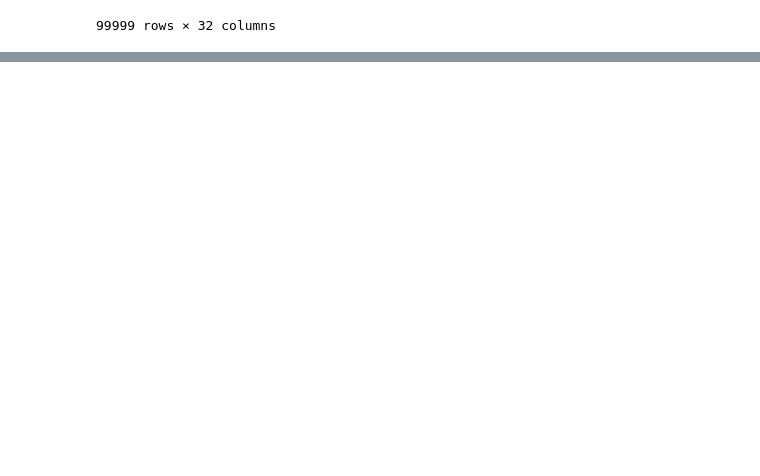
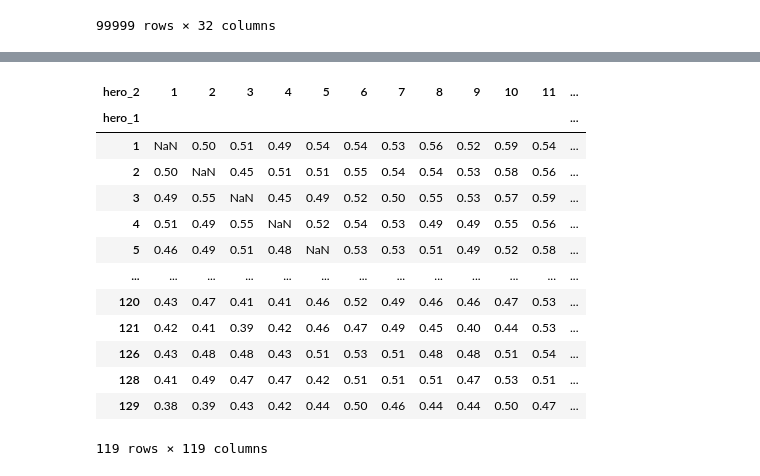
Before and after one commit to MikkiSeidenschnur/data_ber_dota2_winpredictor, a Jupyter notebook: notebooks/winrate_calculator.ipynb, the cells around one changed output, grey strips where cells are left out. Cells and saved outputs as stored; diff of their text form; code cells hidden in the pictures; blank space fills up the shorter version.

```diff
--- a/notebooks/winrate_calculator.ipynb
+++ b/notebooks/winrate_calculator.ipynb
@@ -290,0 +307,17 @@ test_pred_3000_4000_table.to_pickle("../data/test_pred_3000_4000_table.pkl")
+# %%
+counter_pivot_2000_3000
+# %% [output]
+| hero_2 | 1 | 2 | 3 | 4 | 5 | 6 | 7 | 8 | 9 | 10 | 11 | ... |
+| hero_1 |  |  |  |  |  |  |  |  |  |  |  | ... |
+| 1 | NaN | 0.50 | 0.51 | 0.49 | 0.54 | 0.54 | 0.53 | 0.56 | 0.52 | 0.59 | 0.54 | ... |
+| 2 | 0.50 | NaN | 0.45 | 0.51 | 0.51 | 0.55 | 0.54 | 0.54 | 0.53 | 0.58 | 0.56 | ... |
+| 3 | 0.49 | 0.55 | NaN | 0.45 | 0.49 | 0.52 | 0.50 | 0.55 | 0.53 | 0.57 | 0.59 | ... |
+| 4 | 0.51 | 0.49 | 0.55 | NaN | 0.52 | 0.54 | 0.53 | 0.49 | 0.49 | 0.55 | 0.56 | ... |
+| 5 | 0.46 | 0.49 | 0.51 | 0.48 | NaN | 0.53 | 0.53 | 0.51 | 0.49 | 0.52 | 0.58 | ... |
+| ... | ... | ... | ... | ... | ... | ... | ... | ... | ... | ... | ... | ... |
+| 120 | 0.43 | 0.47 | 0.41 | 0.41 | 0.46 | 0.52 | 0.49 | 0.46 | 0.46 | 0.47 | 0.53 | ... |
+| 121 | 0.42 | 0.41 | 0.39 | 0.42 | 0.46 | 0.47 | 0.49 | 0.45 | 0.40 | 0.44 | 0.53 | ... |
+| 126 | 0.43 | 0.48 | 0.48 | 0.43 | 0.51 | 0.53 | 0.51 | 0.48 | 0.48 | 0.51 | 0.54 | ... |
+| 128 | 0.41 | 0.49 | 0.47 | 0.47 | 0.42 | 0.51 | 0.51 | 0.51 | 0.47 | 0.53 | 0.51 | ... |
+| 129 | 0.38 | 0.39 | 0.43 | 0.42 | 0.44 | 0.50 | 0.46 | 0.44 | 0.44 | 0.50 | 0.47 | ... |
+119 rows × 119 columns
```
Also changed, not shown: parts of 1 cell of this notebook, 1 other file.
